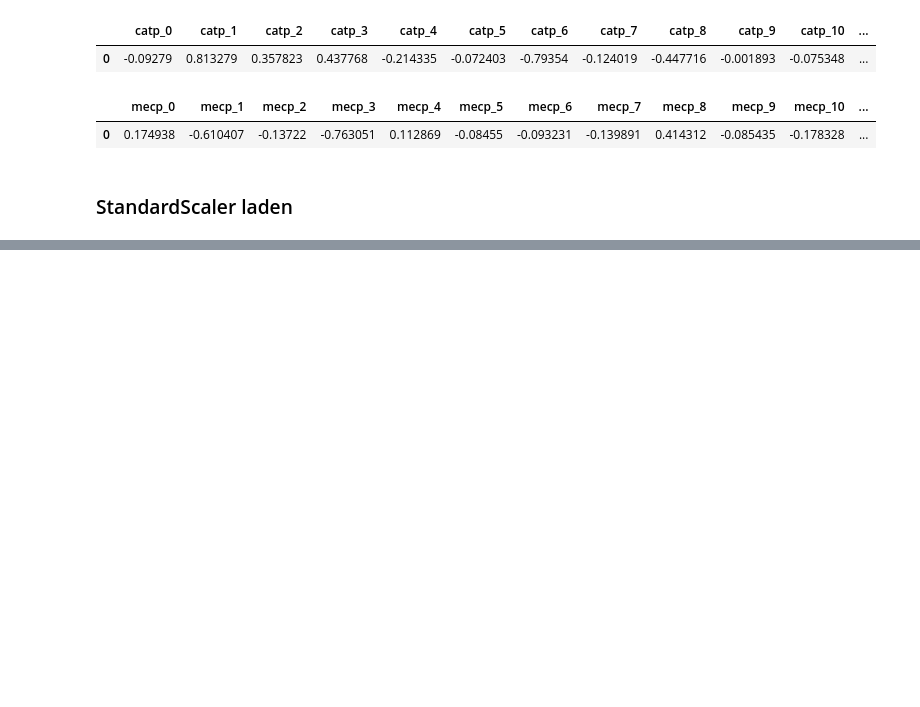
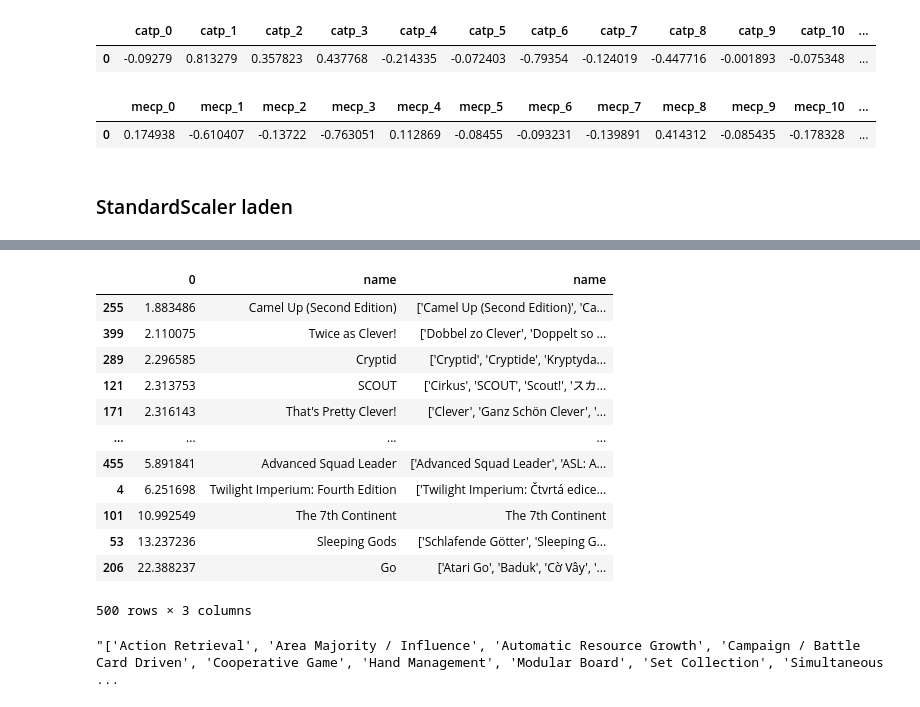
Before and after one commit to gochxx/boardgamerecommender, a Jupyter notebook: reco/Query_Recommender.ipynb, the cells around one changed output, grey strips where cells are left out. Cells and saved outputs as stored; diff of their text form; code cells hidden in the pictures; blank space fills up the shorter version.

```diff
--- a/reco/Query_Recommender.ipynb
+++ b/reco/Query_Recommender.ipynb
@@ -76,0 +106,2 @@ y_test
+# %%
+recos = pd.DataFrame(euclidean_distances( x_train, y_test))
@@ -76,0 +110,24 @@ y_test
+# %%
+bgdata = pd.read_pickle("../data/bg_data20240302.pkl")
+# %%
+recos = pd.concat([recos, bgdata["name"]], axis=1)
+# %%
+recos.sort_values(0)
+# %% [output]
+|  | 0 | name | name |
+| 255 | 1.883486 | Camel Up (Second Edition) | ['Camel Up (Second Edition)', 'Ca... |
+| 399 | 2.110075 | Twice as Clever! | ['Dobbel zo Clever', 'Doppelt so ... |
+| 289 | 2.296585 | Cryptid | ['Cryptid', 'Cryptide', 'Kryptyda... |
+| 121 | 2.313753 | SCOUT | ['Cirkus', 'SCOUT', 'Scout!', 'スカ... |
+| 171 | 2.316143 | That's Pretty Clever! | ['Clever', 'Ganz Schön Clever', '... |
+| ... | ... | ... | ... |
+| 455 | 5.891841 | Advanced Squad Leader | ['Advanced Squad Leader', 'ASL: A... |
+| 4 | 6.251698 | Twilight Imperium: Fourth Edition | ['Twilight Imperium: Čtvrtá edice... |
+| 101 | 10.992549 | The 7th Continent | The 7th Continent |
+| 53 | 13.237236 | Sleeping Gods | ['Schlafende Götter', 'Sleeping G... |
+| 206 | 22.388237 | Go | ['Atari Go', 'Baduk', 'Cờ Vây', '... |
+500 rows × 3 columns
+# %%
+bgdata.loc[10,["name", "boardgamemechanic", "boardgamecategory"]]["boardgamemechanic"]
+# %% [output]
+"['Action Retrieval', 'Area Majority / Influence', 'Automatic Resource Growth', 'Campaign / Battle Card Driven', 'Cooperative Game', 'Hand Management', 'Modular Board', 'Set Collection', 'Simultaneous ...
```
Also changed, not shown: parts of 9 cells of this notebook, 1 other file.
